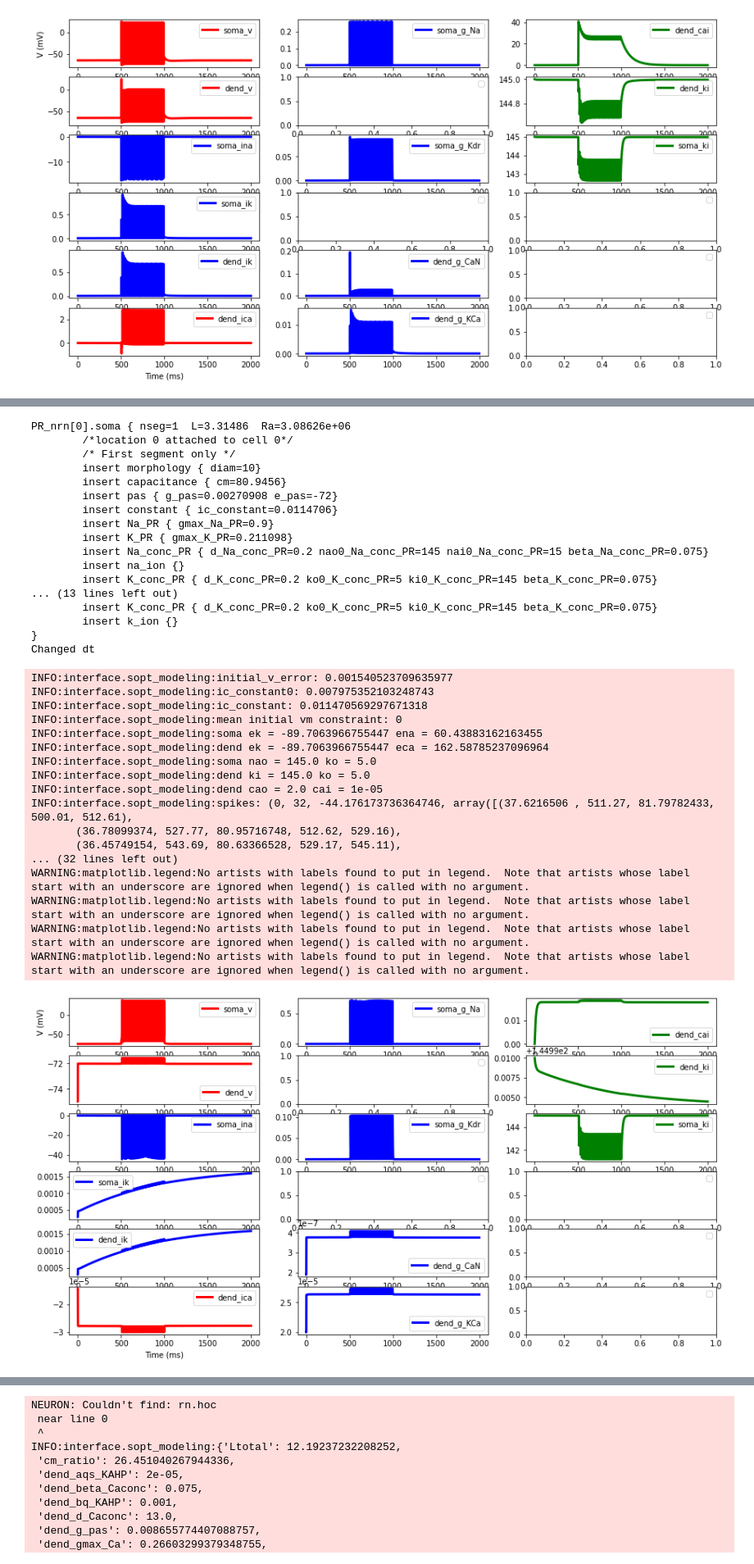
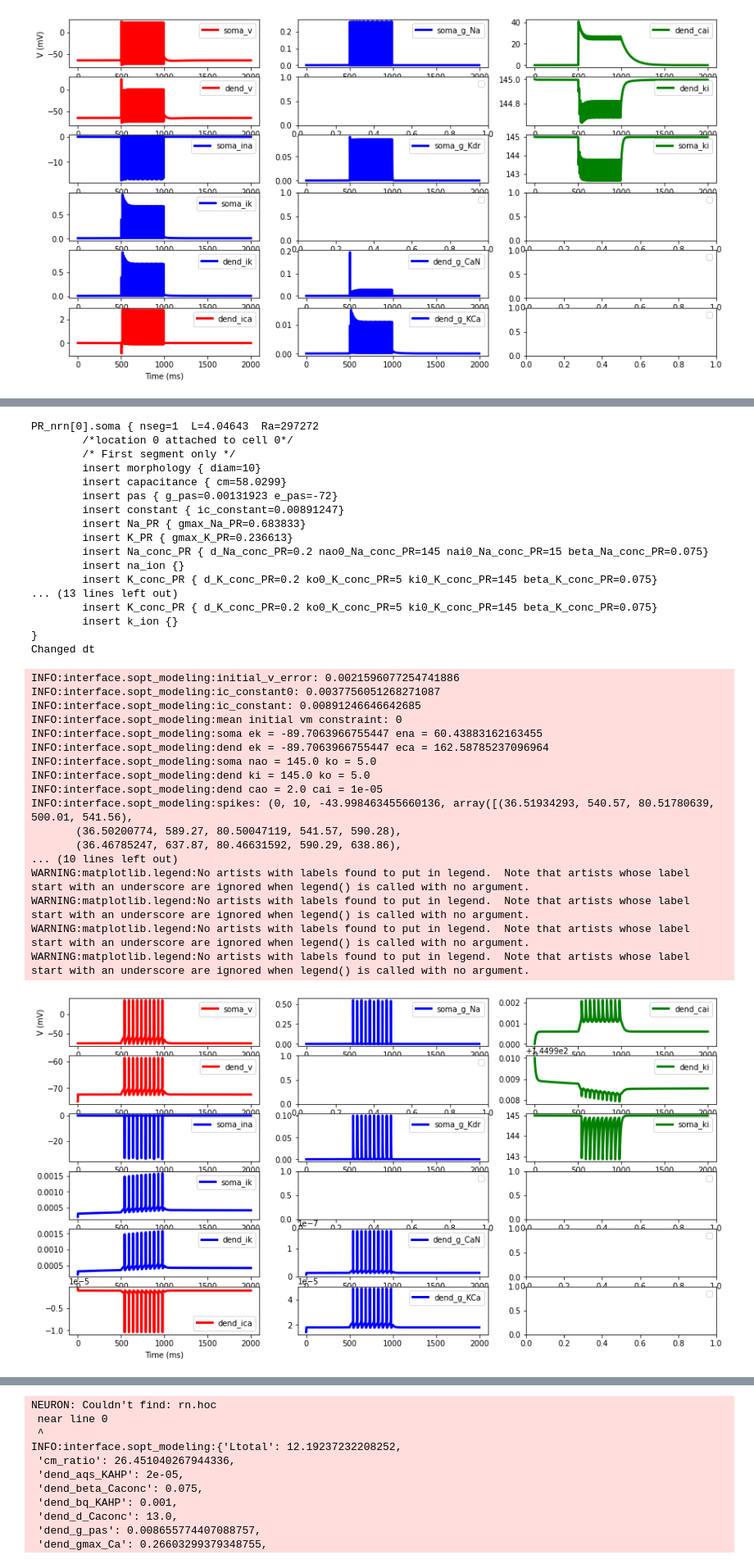
Before and after one commit to GazzolaLab/MultiObjectiveSurrogateOptimization, a Jupyter notebook: baseline.ipynb, the cells around one changed output, grey strips where cells are left out. Shown at 82% size. Drawn from its saved outputs; the diff is of its cells as text; code cells hidden in the pictures.

```diff
--- a/baseline.ipynb
+++ b/baseline.ipynb
@@ -813,5 +849,5 @@ param_dict.update(
 # %%
-ngfc.plot_iclamp(param_dict=param_dict, stim_amp=0.2);
+ngfc.plot_iclamp(param_dict=param_dict, stim_amp=0.07);
 # %% [output]
 NEURON: Couldn't find: rn.hoc
  near line 0
@@ -833,38 +869,38 @@ INFO:interface.sopt_modeling:{'Ltotal': 16.42649269104004,
-PR_nrn[0].soma { nseg=1  L=3.31486  Ra=3.08626e+06
+PR_nrn[0].soma { nseg=1  L=4.04643  Ra=297272
         /*location 0 attached to cell 0*/
         /* First segment only */
         insert morphology { diam=10}
-        insert capacitance { cm=80.9456}
-        insert pas { g_pas=0.00270908 e_pas=-72}
-        insert constant { ic_constant=0.0114706}
-        insert Na_PR { gmax_Na_PR=0.9}
-        insert K_PR { gmax_K_PR=0.211098}
+        insert capacitance { cm=58.0299}
+        insert pas { g_pas=0.00131923 e_pas=-72}
+        insert constant { ic_constant=0.00891247}
+        insert Na_PR { gmax_Na_PR=0.683833}
+        insert K_PR { gmax_K_PR=0.236613}
         insert Na_conc_PR { d_Na_conc_PR=0.2 nao0_Na_conc_PR=145 nai0_Na_conc_PR=15 beta_Na_conc_PR=0.075}
         insert na_ion {}
         insert K_conc_PR { d_K_conc_PR=0.2 ko0_K_conc_PR=5 ki0_K_conc_PR=145 beta_K_conc_PR=0.075}
 ... (13 lines left out)
         insert K_conc_PR { d_K_conc_PR=0.2 ko0_K_conc_PR=5 ki0_K_conc_PR=145 beta_K_conc_PR=0.075}
         insert k_ion {}
 }
 Changed dt
-INFO:interface.sopt_modeling:initial_v_error: 0.001540523709635977
-INFO:interface.sopt_modeling:ic_constant0: 0.007975352103248743
-INFO:interface.sopt_modeling:ic_constant: 0.011470569297671318
+INFO:interface.sopt_modeling:initial_v_error: 0.0021596077254741886
+INFO:interface.sopt_modeling:ic_constant0: 0.0037756051268271087
+INFO:interface.sopt_modeling:ic_constant: 0.00891246646642685
 INFO:interface.sopt_modeling:mean initial vm constraint: 0
 INFO:interface.sopt_modeling:soma ek = -89.7063966755447 ena = 60.43883162163455
 INFO:interface.sopt_modeling:dend ek = -89.7063966755447 eca = 162.58785237096964
 INFO:interface.sopt_modeling:soma nao = 145.0 ko = 5.0
 INFO:interface.sopt_modeling:dend ki = 145.0 ko = 5.0
 INFO:interface.sopt_modeling:dend cao = 2.0 cai = 1e-05
-INFO:interface.sopt_modeling:spikes: (0, 32, -44.176173736364746, array([(37.6216506 , 511.27, 81.79782433, 500.01, 512.61),
-       (36.78099374, 527.77, 80.95716748, 512.62, 529.16),
-       (36.45749154, 543.69, 80.63366528, 529.17, 545.11),
-... (32 lines left out)
+INFO:interface.sopt_modeling:spikes: (0, 10, -43.998463455660136, array([(36.51934293, 540.57, 80.51780639, 500.01, 541.56),
+       (36.50200774, 589.27, 80.50047119, 541.57, 590.28),
+       (36.46785247, 637.87, 80.46631592, 590.29, 638.86),
+... (10 lines left out)
 WARNING:matplotlib.legend:No artists with labels found to put in legend.  Note that artists whose label start with an underscore are ignored when legend() is called with no argument.
 WARNING:matplotlib.legend:No artists with labels found to put in legend.  Note that artists whose label start with an underscore are ignored when legend() is called with no argument.
 WARNING:matplotlib.legend:No artists with labels found to put in legend.  Note that artists whose label start with an underscore are ignored when legend() is called with no argument.
 WARNING:matplotlib.legend:No artists with labels found to put in legend.  Note that artists whose label start with an underscore are ignored when legend() is called with no argument.
-[figure, old version]
+[figure, new version]
 # %%
 ngfc.plot_iclamp(param_dict=param_dict, stim_amp=0.8);
 # %% [output]
```
Also changed, not shown: parts of 13 cells of this notebook, 2 other files.
